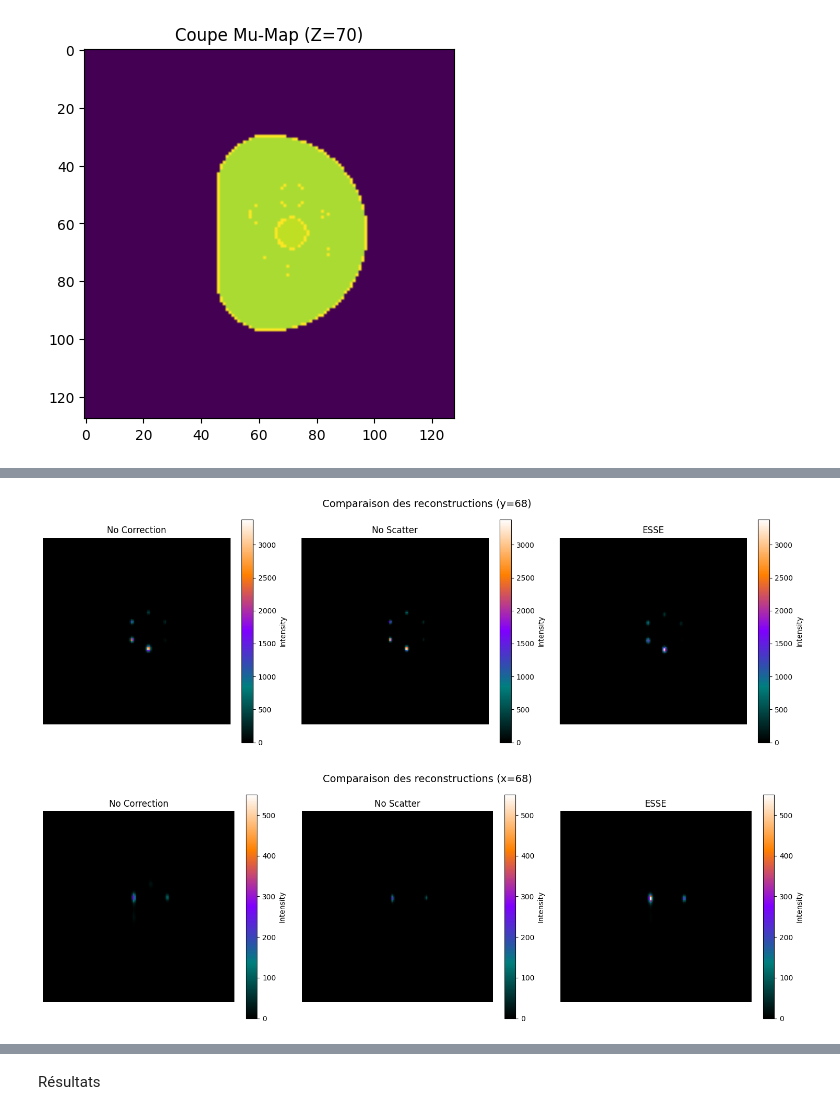
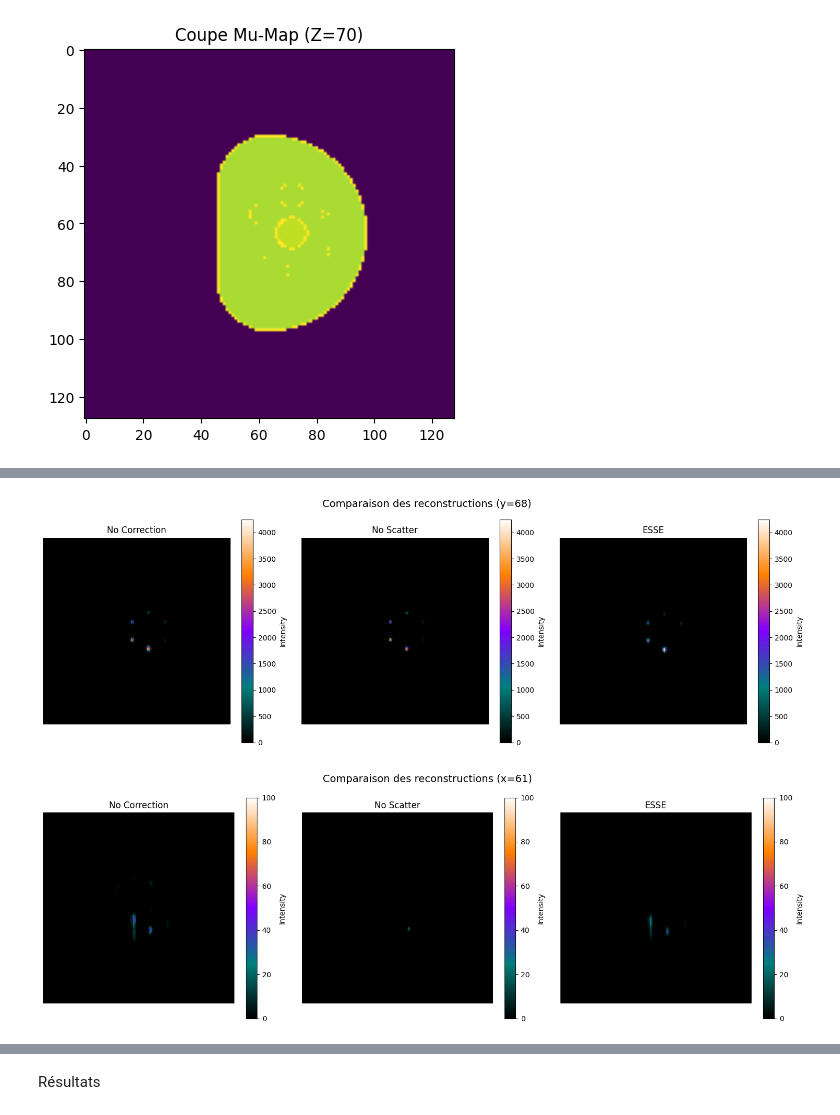
Before and after one commit to Nebulaaae/PyTomography, a Jupyter notebook: docs/source/notebooks/mc_esse_tew_comparison.ipynb, the cells around one changed output, grey strips where cells are left out. Cells and saved outputs as stored; diff of their text form; code cells hidden in the pictures.

Commit message:
Improve reconstruction visu

```diff
--- a/docs/source/notebooks/mc_esse_tew_comparison.ipynb
+++ b/docs/source/notebooks/mc_esse_tew_comparison.ipynb
@@ -154,7 +153,7 @@ proj_total = proj_total.permute(0, 2, 1)
 
 
 # Affichage d'une projection (ex: angle 0)
-angle_idx = 0
+angle_idx = 8
 plt.figure(figsize=(15, 5))
 titles = ['Primaire (Vérité)', 'Diffusé (Vérité)', 'Total (Simulé)']
 projs = [proj_primary[angle_idx], proj_scatter[angle_idx], proj_total[angle_idx]]
@@ -239,8 +238,8 @@ pytomography.device = 'cpu'
 pytomography.dtype = torch.float32
 
 energy = 208.0
-nb_iter=10
-nb_subset=8
+nb_iter=30
+nb_subset=4
 index_peak = 0
 photopeak_total = proj_total.to(pytomography.device)
 photopeak_primary = proj_primary.to(pytomography.device)
@@ -766,16 +658,0 @@ slice_idx_z = slice_idx
-# %%
-plt.figure(figsize=(15, 5))
-plt.suptitle(f'Comparaison des reconstructions (z={slice_idx_z})', fontsize=14)
-
-titles = ['No Correction', 'No Scatter', 'ESSE']
-recons = [recon_no_correction, recon_no_scatter, recon_ESSE]
-
-for i, (rec, title) in enumerate(zip(recons, titles)):
-    plt.subplot(1, 3, i + 1)
-    plt.title(title)
-    plt.imshow(rec.cpu()[:, :, slice_idx_z], cmap=plot_utils.pet_cmap, vmin=0, vmax=vmax, origin='lower')
-    plt.colorbar(label='Intensity')
-    plt.axis('off')
-
-plt.tight_layout()
-plt.show()
@@ -784,23 +702,29 @@ plt.show()
 # %%
-vmax = max(recon_no_scatter[:, slice_idx, :].max().item(), recon_no_correction[:, slice_idx, :].max().item(), recon_ESSE[:, slice_idx, :].max().item())
-# vmax = 100
+activer_croix = False
+
 plt.figure(figsize=(15, 5))
 titles = ['No Correction', 'No Scatter', 'ESSE']
 recons = [recon_no_correction, recon_no_scatter, recon_ESSE]
 plt.suptitle(f'Comparaison des reconstructions (y={slice_idx_y})', fontsize=14)
 for i, (rec, title) in enumerate(zip(recons, titles)):
     plt.subplot(1, 3, i+1)
     plt.title(title)
-    plt.imshow(rec.cpu()[:, slice_idx_y, :], cmap=plot_utils.pet_cmap, vmin=0, vmax=vmax, origin='lower')
+    plt.imshow(rec.cpu()[:, slice_idx_y, :], cmap=plot_utils.pet_cmap, vmin=0, vmax=vmax_y, origin='lower')
     plt.colorbar(label='Intensity')
     plt.axis('off')
+
+    # plot le point de coordonnées (slice_x, slice_z) sur la coupe y avec une croix avec l'axe x en vert et l'axe z en rouge
+    if activer_croix:
+        plt.plot([slice_idx_x], [slice_idx_z], marker='x', color='red', markersize=10, label=f'Point (x={slice_idx_x},z={slice_idx_z})')
+        plt.axhline(y=slice_idx_z, color='red', linestyle='--', linewidth=0.5)
+        plt.axvline(x=slice_idx_x, color='green', linestyle='--', linewidth=0.5)
+        plt.legend(loc='upper right')
 plt.tight_layout()
 plt.show()
 # %% [output]
-[figure, old version]
+[figure, new version]
 # %%
-vmax = max(recon_no_scatter[ slice_idx, :, :].max().item(), recon_no_correction[slice_idx, :, :].max().item(), recon_ESSE[slice_idx, :, :].max().item())
-# vmax = 100
+vmax_x = 100
 plt.figure(figsize=(15, 5))
 plt.suptitle(f'Comparaison des reconstructions (x={slice_idx_x})', fontsize=14)
 titles = ['No Correction', 'No Scatter', 'ESSE']
@@ -808,10 +732,10 @@ recons = [recon_no_correction, recon_no_scatter, recon_ESSE]
 for i, (rec, title) in enumerate(zip(recons, titles)):
     plt.subplot(1, 3, i+1)
     plt.title(title)
-    plt.imshow(rec.cpu()[slice_idx_x, :, :], cmap=plot_utils.pet_cmap, vmin=0, vmax=vmax, origin='lower')
+    plt.imshow(rec.cpu()[slice_idx_x, :, :], cmap=plot_utils.pet_cmap, vmin=0, vmax=vmax_x, origin='lower')
     plt.colorbar(label='Intensity')
     plt.axis('off')
 plt.tight_layout()
 plt.show()
 # %% [output]
-[figure, old version]
+[figure, new version]
```
Also changed, not shown: parts of 22 cells of this notebook.
